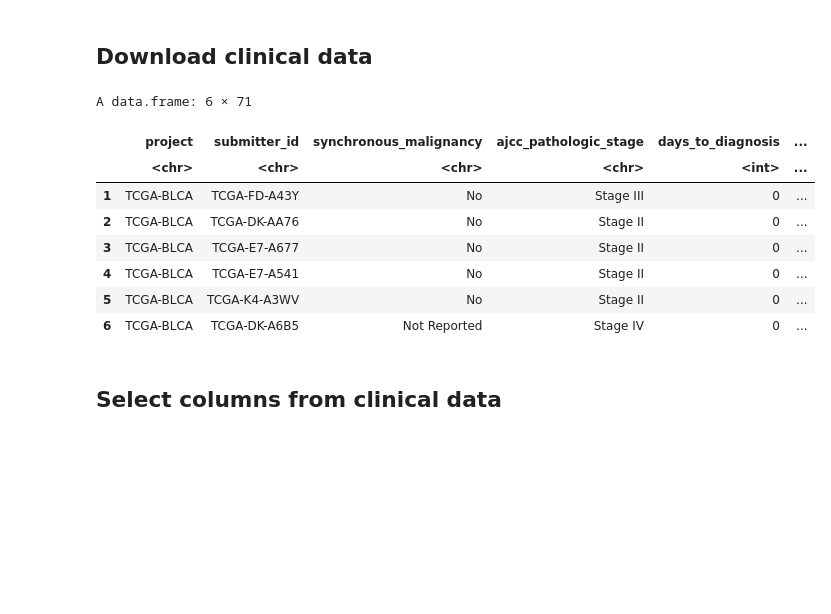
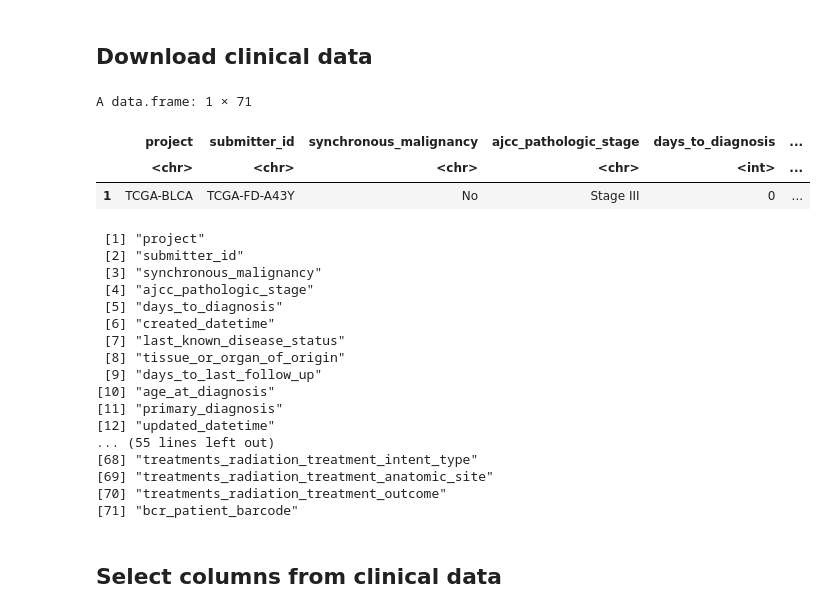
Before and after one commit to TheodosisL/Bioinformatics, a Jupyter notebook: tcga.ipynb, the cells around one changed output. Drawn from its saved outputs; the diff is of its cells as text; code cells hidden in the pictures; blank space fills up the shorter version.

```diff
--- a/tcga.ipynb
+++ b/tcga.ipynb
@@ -3442,17 +3631,32 @@ if (values_identical && non_common_rows_na) {
 ## Download clinical data
 # %%
 clin.blca <- GDCquery_clinic("TCGA-BLCA", "clinical")
-head(clin.blca)
+head(clin.blca, 1)
 # %% [output]
-A data.frame: 6 × 71
+A data.frame: 1 × 71
 |  | project | submitter_id | synchronous_malignancy | ajcc_pathologic_stage | days_to_diagnosis | ... |
 |  | <chr> | <chr> | <chr> | <chr> | <int> | ... |
 | 1 | TCGA-BLCA | TCGA-FD-A43Y | No | Stage III | 0 | ... |
-| 2 | TCGA-BLCA | TCGA-DK-AA76 | No | Stage II | 0 | ... |
-| 3 | TCGA-BLCA | TCGA-E7-A677 | No | Stage II | 0 | ... |
-| 4 | TCGA-BLCA | TCGA-E7-A541 | No | Stage II | 0 | ... |
-| 5 | TCGA-BLCA | TCGA-K4-A3WV | No | Stage II | 0 | ... |
-| 6 | TCGA-BLCA | TCGA-DK-A6B5 | Not Reported | Stage IV | 0 | ... |
+# %%
+colnames(clin.blca)
+# %% [output]
+ [1] "project"
+ [2] "submitter_id"
+ [3] "synchronous_malignancy"
+ [4] "ajcc_pathologic_stage"
+ [5] "days_to_diagnosis"
+ [6] "created_datetime"
+ [7] "last_known_disease_status"
+ [8] "tissue_or_organ_of_origin"
+ [9] "days_to_last_follow_up"
+[10] "age_at_diagnosis"
+[11] "primary_diagnosis"
+[12] "updated_datetime"
+... (55 lines left out)
+[68] "treatments_radiation_treatment_intent_type"
+[69] "treatments_radiation_treatment_anatomic_site"
+[70] "treatments_radiation_treatment_outcome"
+[71] "bcr_patient_barcode"
 # %% [markdown]
 ## Select columns from clinical data
 # %%
```
Also changed, not shown: parts of 27 cells of this notebook.
